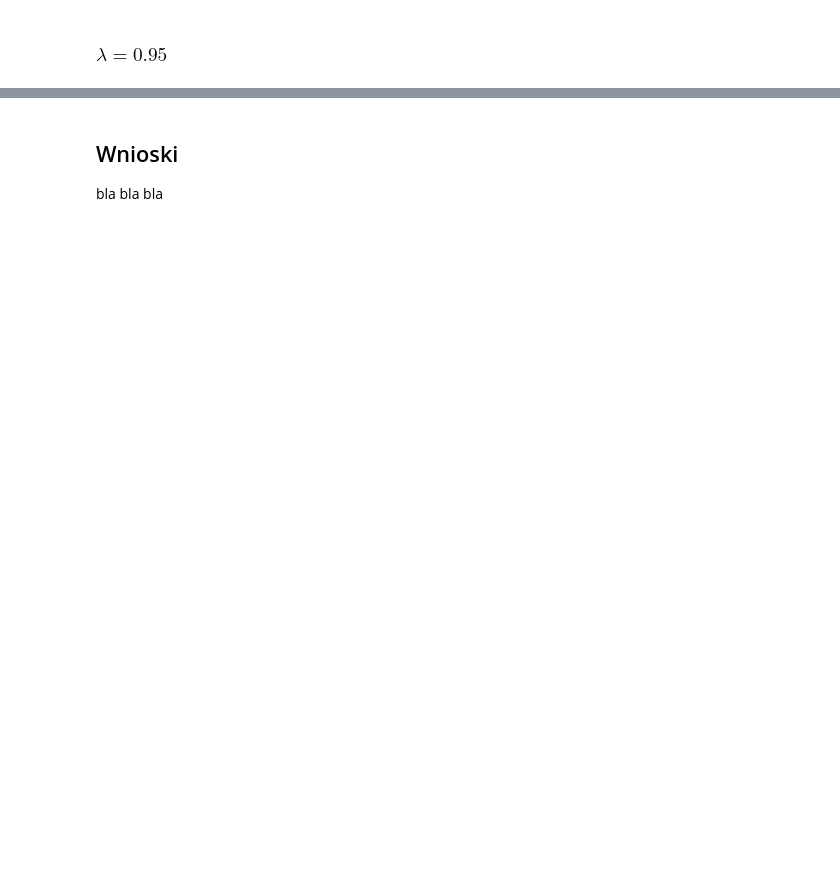
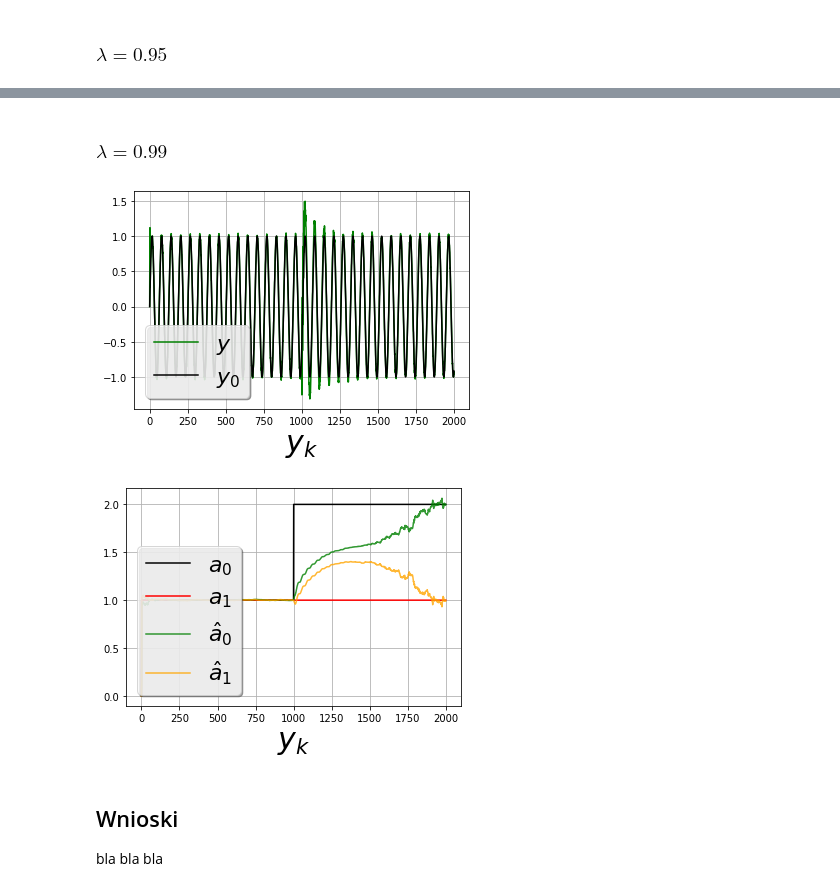
Before and after one commit to John15321/SPC, a Jupyter notebook: Lab5/Zad5Sprawozdanie.ipynb, the cells around one changed output, grey strips where cells are left out. Cells and saved outputs as stored; diff of their text form; code cells hidden in the pictures; blank space fills up the shorter version.

```diff
--- a/Lab5/Zad5Sprawozdanie.ipynb
+++ b/Lab5/Zad5Sprawozdanie.ipynb
@@ -184,3 +177,10 @@ symulacja(N=2000, lamb=0.95, legend_location="lower left")
+# %% [markdown]
+### $\lambda=0.99$
+# %%
+symulacja(N=2000, lamb=0.99, legend_location="lower left")
+# %% [output]
+[figure, added]
+[figure, added]
 # %% [markdown]
 ## Wnioski
 bla bla bla
```
Also changed, not shown: parts of 10 cells of this notebook.
